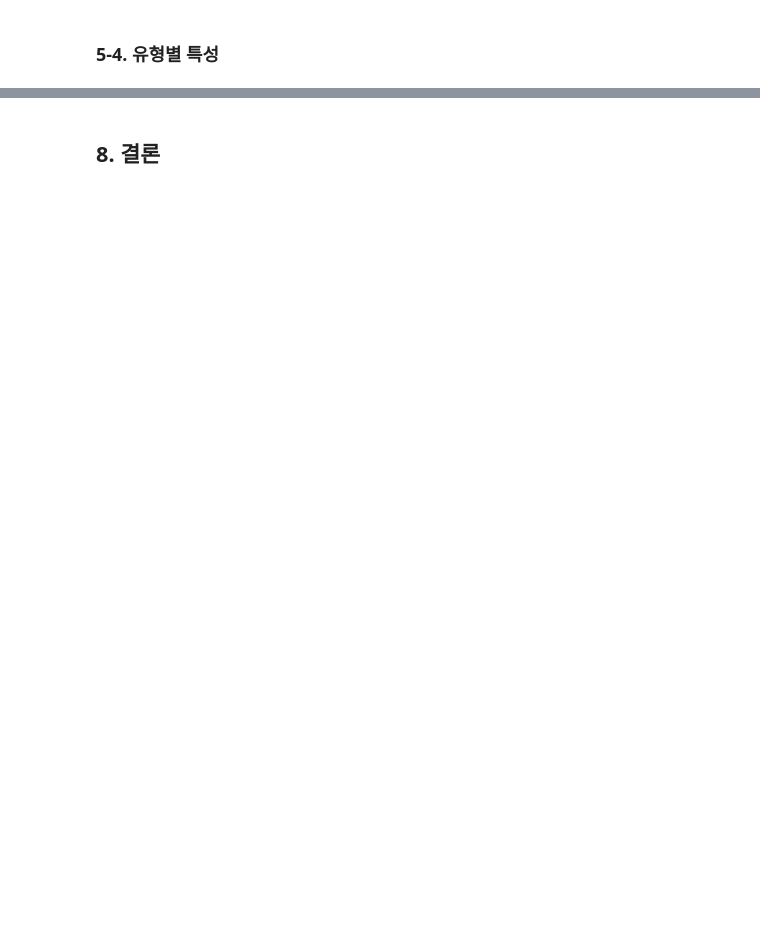
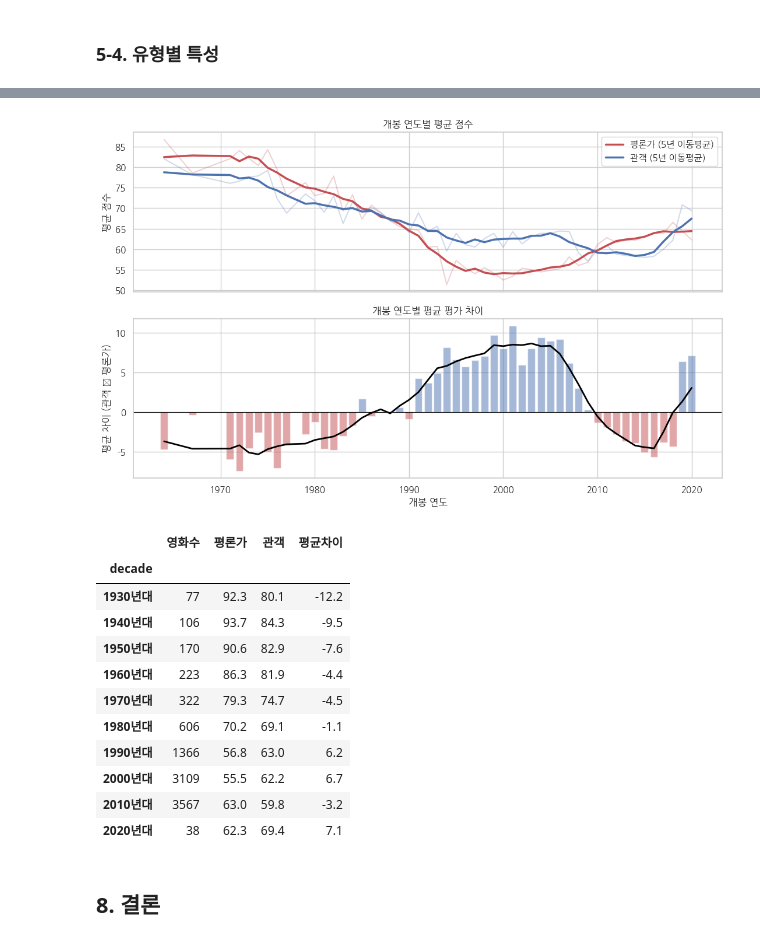
Before and after one commit to douni05/rotten-tomatoes-critic-audience-gap, a Jupyter notebook: critic_vs_audience_analysis.ipynb, the cells around one changed output, grey strips where cells are left out. Cells and saved outputs as stored; diff of their text form; code cells hidden in the pictures; blank space fills up the shorter version.

```diff
--- a/critic_vs_audience_analysis.ipynb
+++ b/critic_vs_audience_analysis.ipynb
@@ -564,29 +805,43 @@ model_table.round(3)
 # %%
 # ── 연도별 평균 계산 → 30편 이상인 해만 → 5년 이동평균 ──
 yearly = df.groupby('year').agg(평론가=('tomatometer_rating', 'mean'), 관객=('audience_rating', 'mean'),
                                 차이=('gap', 'mean'), 영화수=('gap', 'size'))
 yearly = yearly[yearly['영화수'] >= 30]
 yearly.index = yearly.index.astype(int)
 smooth = yearly[['평론가', '관객', '차이']].rolling(window=5, center=True, min_periods=3).mean()
 
 fig, axes = plt.subplots(2, 1, figsize=(11, 7), sharex=True)
 axes[0].plot(yearly.index, yearly['평론가'], color=CRITIC, alpha=0.25)
 axes[0].plot(yearly.index, yearly['관객'], color=AUDIENCE, alpha=0.25)
 axes[0].plot(smooth.index, smooth['평론가'], color=CRITIC, lw=2.5, label='평론가 (5년 이동평균)')
 axes[0].plot(smooth.index, smooth['관객'], color=AUDIENCE, lw=2.5, label='관객 (5년 이동평균)')
 axes[0].set_ylabel('평균 점수'); axes[0].legend(); axes[0].set_title('개봉 연도별 평균 점수')
 axes[1].bar(yearly.index, yearly['차이'], color=np.where(yearly['차이'] > 0, AUDIENCE, CRITIC), alpha=0.5)
 axes[1].plot(smooth.index, smooth['차이'], color='black', lw=2)
 axes[1].axhline(0, color='black', lw=0.8)
 axes[1].set_ylabel('평균 차이 (관객 − 평론가)'); axes[1].set_xlabel('개봉 연도')
 axes[1].set_title('개봉 연도별 평균 평가 차이')
-save(fig, '16_timeseries'); plt.show()
+save(fig, '15_timeseries'); plt.show()
 
 # ── 시대별 요약 ──
 df['decade'] = (df['year'] // 10 * 10).astype(str) + '년대'
 decade = df.groupby('decade').agg(영화수=('gap', 'size'), 평론가=('tomatometer_rating', 'mean'),
                                    관객=('audience_rating', 'mean'), 평균차이=('gap', 'mean'))
 decade[decade['영화수'] >= 30].round(1)
+# %% [output]
+[figure, added]
+|  | 영화수 | 평론가 | 관객 | 평균차이 |
+| decade |  |  |  |  |
+| 1930년대 | 77 | 92.3 | 80.1 | -12.2 |
+| 1940년대 | 106 | 93.7 | 84.3 | -9.5 |
+| 1950년대 | 170 | 90.6 | 82.9 | -7.6 |
+| 1960년대 | 223 | 86.3 | 81.9 | -4.4 |
+| 1970년대 | 322 | 79.3 | 74.7 | -4.5 |
+| 1980년대 | 606 | 70.2 | 69.1 | -1.1 |
+| 1990년대 | 1366 | 56.8 | 63.0 | 6.2 |
+| 2000년대 | 3109 | 55.5 | 62.2 | 6.7 |
+| 2010년대 | 3567 | 63.0 | 59.8 | -3.2 |
+| 2020년대 | 38 | 62.3 | 69.4 | 7.1 |
 # %% [markdown]
 ## 8. 결론
 # %%
```
Also changed, not shown: parts of 58 cells of this notebook, 19 other files.
